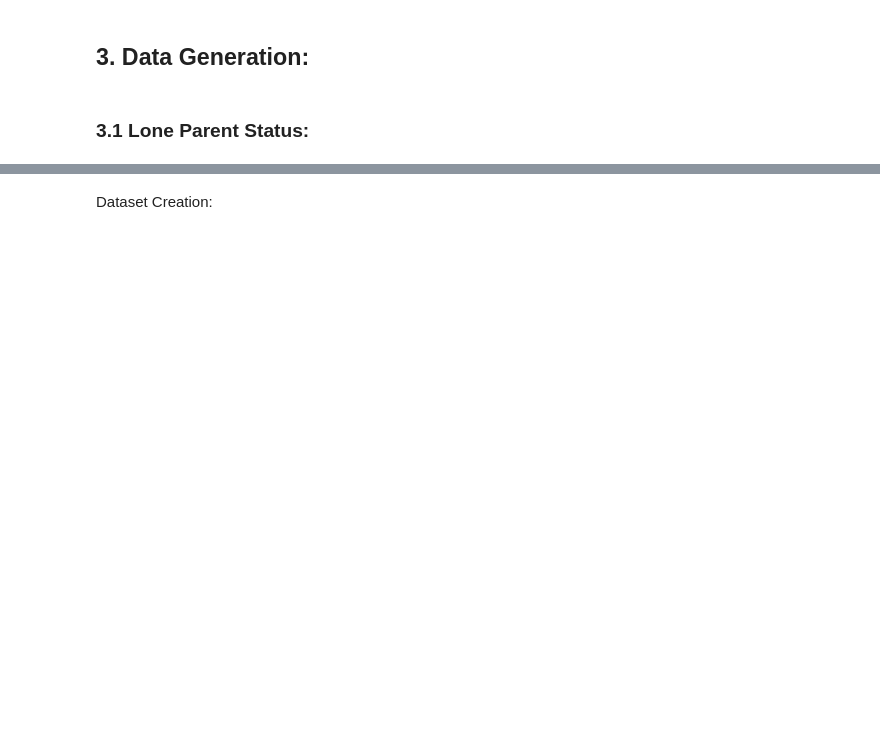
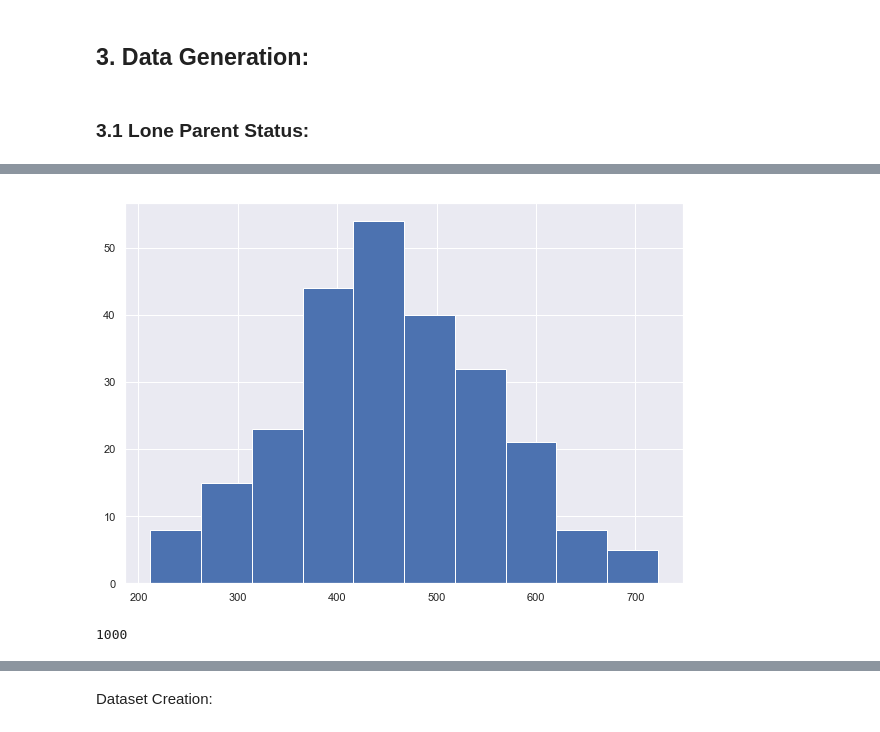
Before and after one commit to fionaoriordan/52465_19_project, a Jupyter notebook: 52465_19_project_dep1.ipynb, the cells around one changed output, grey strips where cells are left out. Drawn from its saved outputs; the diff is of its cells as text; code cells hidden in the pictures; blank space fills up the shorter version.

```diff
--- a/52465_19_project_dep1.ipynb
+++ b/52465_19_project_dep1.ipynb
@@ -144,0 +146,16 @@ plt.show()
+# %%
+Other = caldincome(455.75, 250)
+# plot a histogram of array x
+plt.hist(Other)
+# display the histogram
+plt.show()
+# %% [output]
+[figure, added]
+# %%
+#Create an array disincome to hold all of the disposable income data generated.
+disincome = np.concatenate([# Generate disposable income distribution for 1 adult, with children under 18 years
+Adult1withC ,Adults2withC,Other])
+#Check there are 1000 samples.
+len(disincome)
+# %% [output]
+1000
```
Also changed, not shown: parts of 12 cells of this notebook.
